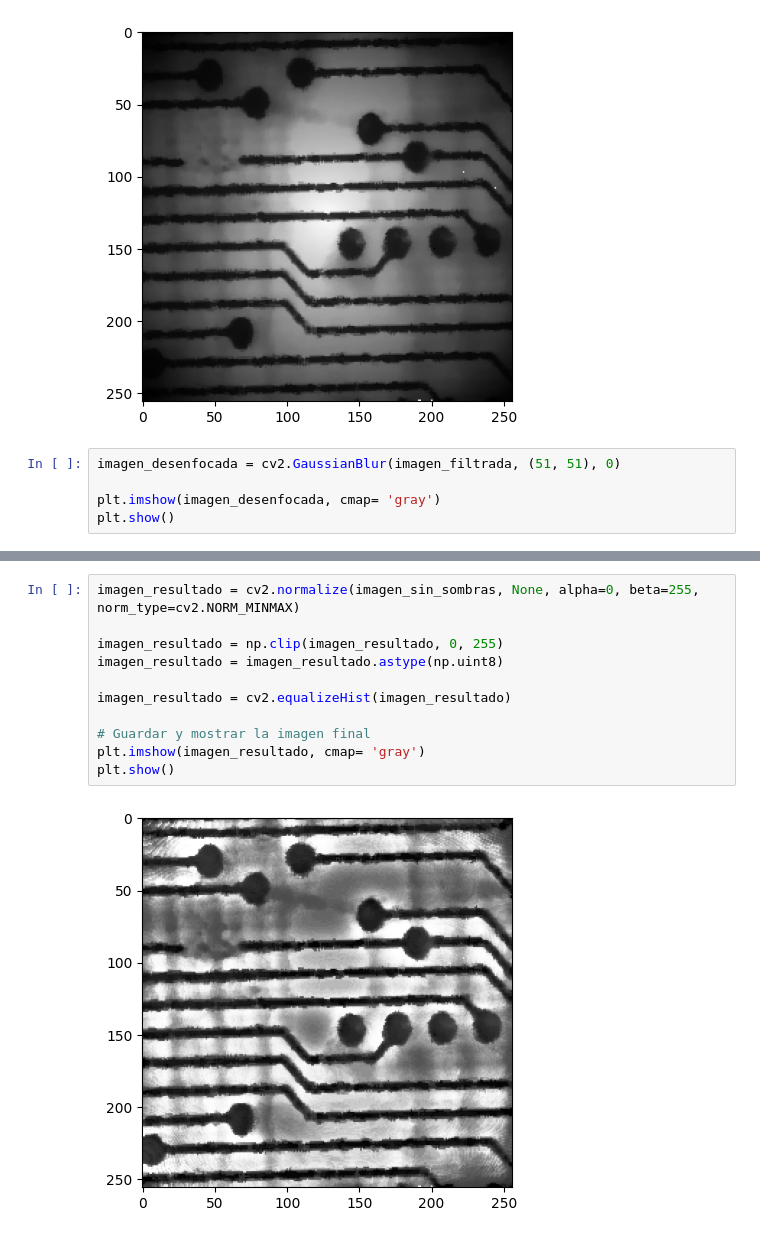
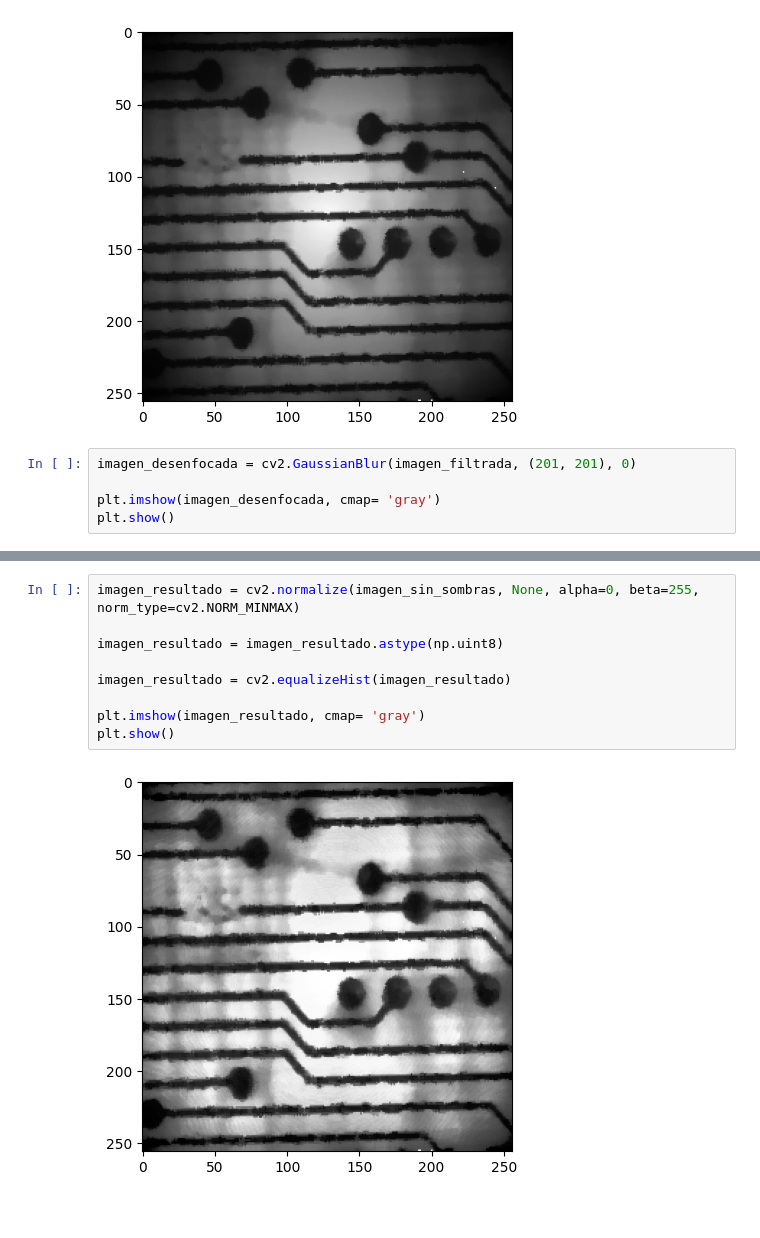
Before and after one commit to pukinidev/TalleresImagenes, a Jupyter notebook: Taller4/4. Ejercicio de síntesis taller 4.ipynb, the cells around one changed output, grey strips where cells are left out. Cells and saved outputs as stored; diff of their text form.

```diff
--- a/Taller4/4. Ejercicio de síntesis taller 4.ipynb
+++ b/Taller4/4. Ejercicio de síntesis taller 4.ipynb
@@ -33,7 +33,7 @@ plt.show()
 # %% [output]
 [figure]
 # %%
-imagen_desenfocada = cv2.GaussianBlur(imagen_filtrada, (51, 51), 0)
+imagen_desenfocada = cv2.GaussianBlur(imagen_filtrada, (201, 201), 0)
 
 plt.imshow(imagen_desenfocada, cmap= 'gray')
 plt.show()
@@ -49,16 +48,14 @@ plt.show()
 # %%
 imagen_resultado = cv2.normalize(imagen_sin_sombras, None, alpha=0, beta=255, norm_type=cv2.NORM_MINMAX)
 
-imagen_resultado = np.clip(imagen_resultado, 0, 255)
 imagen_resultado = imagen_resultado.astype(np.uint8)
 
 imagen_resultado = cv2.equalizeHist(imagen_resultado)
 
-# Guardar y mostrar la imagen final
 plt.imshow(imagen_resultado, cmap= 'gray')
 plt.show()
 # %% [output]
-[figure, old version]
+[figure, new version]
 # %%
 circuit_ = cv2.imread("images/circuit.png", cv2.IMREAD_GRAYSCALE)
 
```
Also changed, not shown: parts of 3 cells of this notebook.
